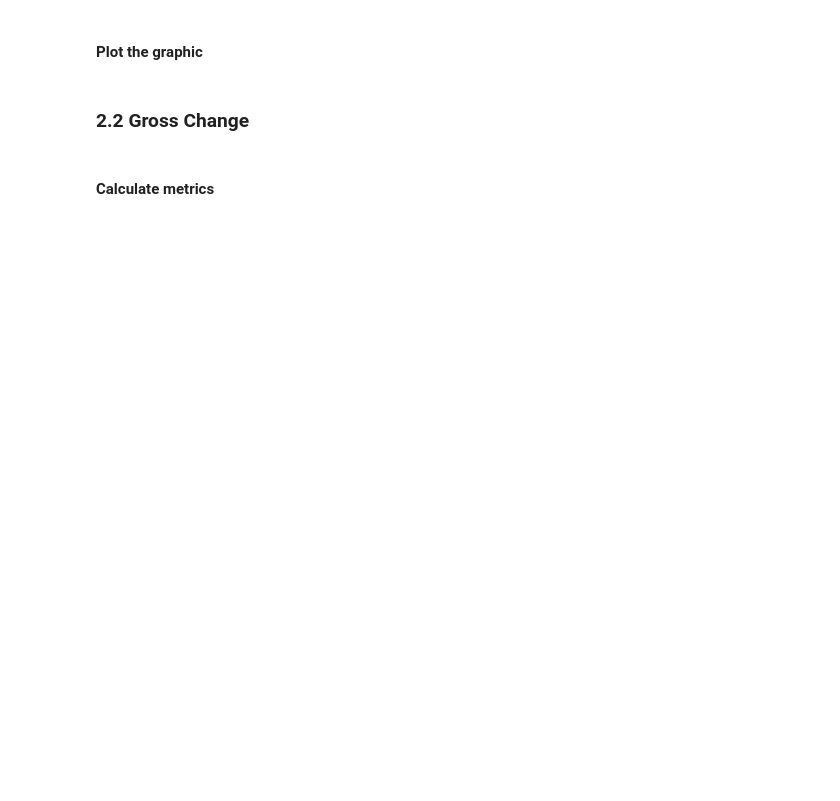
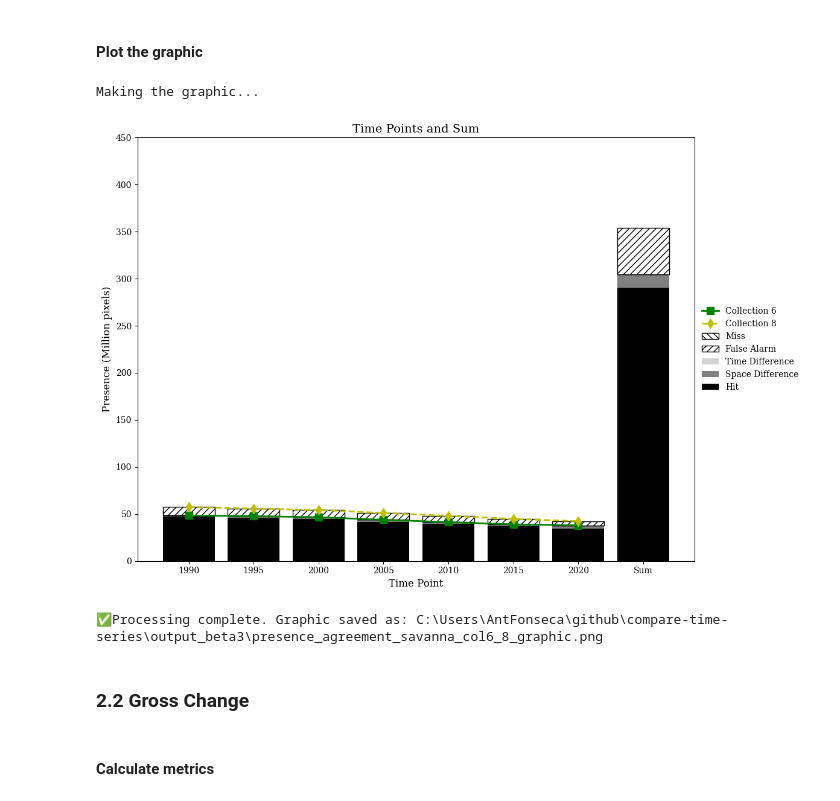
Before and after one commit to antoniovfonseca/compare-time-series, a Jupyter notebook: comparison-time-series-beta3.ipynb, the cells around one changed output. Saved outputs shown, nothing was run; the diff lists cells and outputs as text; code cells hidden in the pictures; blank space fills up the shorter version.

```diff
--- a/comparison-time-series-beta3.ipynb
+++ b/comparison-time-series-beta3.ipynb
@@ -47,7 +47,7 @@ if not os.path.exists(output_path):
     os.makedirs(output_path)
 
 # NoData values
-nodata_value = -1
+nodata_value = 255
 
 print("✅ Parameters successfully defined.")
 # %% [output]
@@ -189,19 +200,19 @@ ax.bar(labels,
 ax.plot(labels[:-1],
         reference_line,
         's-g',
-        label='Pixel-based',
+        label='Collection 6',
         linewidth=2,
         markersize=8)
 ax.plot(labels[:-1],
         comparison_line,
         'd--y',
-        label='Object-based',
+        label='Collection 8',
         linewidth=2,
         markersize=8)
 
 handles, labels_list = ax.get_legend_handles_labels()
-order = ["Pixel-based",
-         "Object-based",
+order = ["Collection 6",
+         "Collection 8",
          "Miss",
          "False Alarm",
          "Time Difference",
@@ -229,35 +240,39 @@ ax.set_xlabel('Time Point',
 # --- Option 1: For 'toy_data' or data with small values ---
 # ax.set_ylim(-6, 6)
 # ax.set_ylabel(
 #     'Presence',
 #     fontsize=12
 # )
 
 # # --- Option 2: For real data with large values (e.g., MapBiomas) ---
 def millions_formatter(y, pos):
     """Formats the y-axis tick by dividing by 1 million."""
     return f'{y / 1_000_000:.0f}'
 ax.yaxis.set_major_formatter(FuncFormatter(millions_formatter))
-# ax.set_ylim(-25_000_000, 10_000_000) # Optional: uncomment to set manual limits
+ax.set_ylim(0, 450_000_000) # Optional: uncomment to set manual limits
 ax.set_ylabel(
     'Presence (Million pixels)',
     fontsize=12
 )
 
 # =============================================================================
 
 plt.tight_layout(rect=[0, 0, 0.85, 1])
 
-output_filename = f'presence_agreement_{class_name}_graphic.png'
+output_filename = f'presence_agreement_{class_name}_col6_8_graphic.png'
 final_chart_path = os.path.join(output_path,
                                  output_filename)
 
 plt.savefig(final_chart_path,
             dpi=300)
 
 plt.show()
 
 print(f"\n✅Processing complete. Graphic saved as: {final_chart_path}")
+# %% [output]
+Making the graphic...
+[figure, added]
+✅Processing complete. Graphic saved as: C:\Users\AntFonseca\github\compare-time-series\output_beta3\presence_agreement_savanna_col6_8_graphic.png
 # %% [markdown]
 ### 2.2 Gross Change
 # %% [markdown]
```
Also changed, not shown: parts of 13 cells of this notebook, 24 other files.
